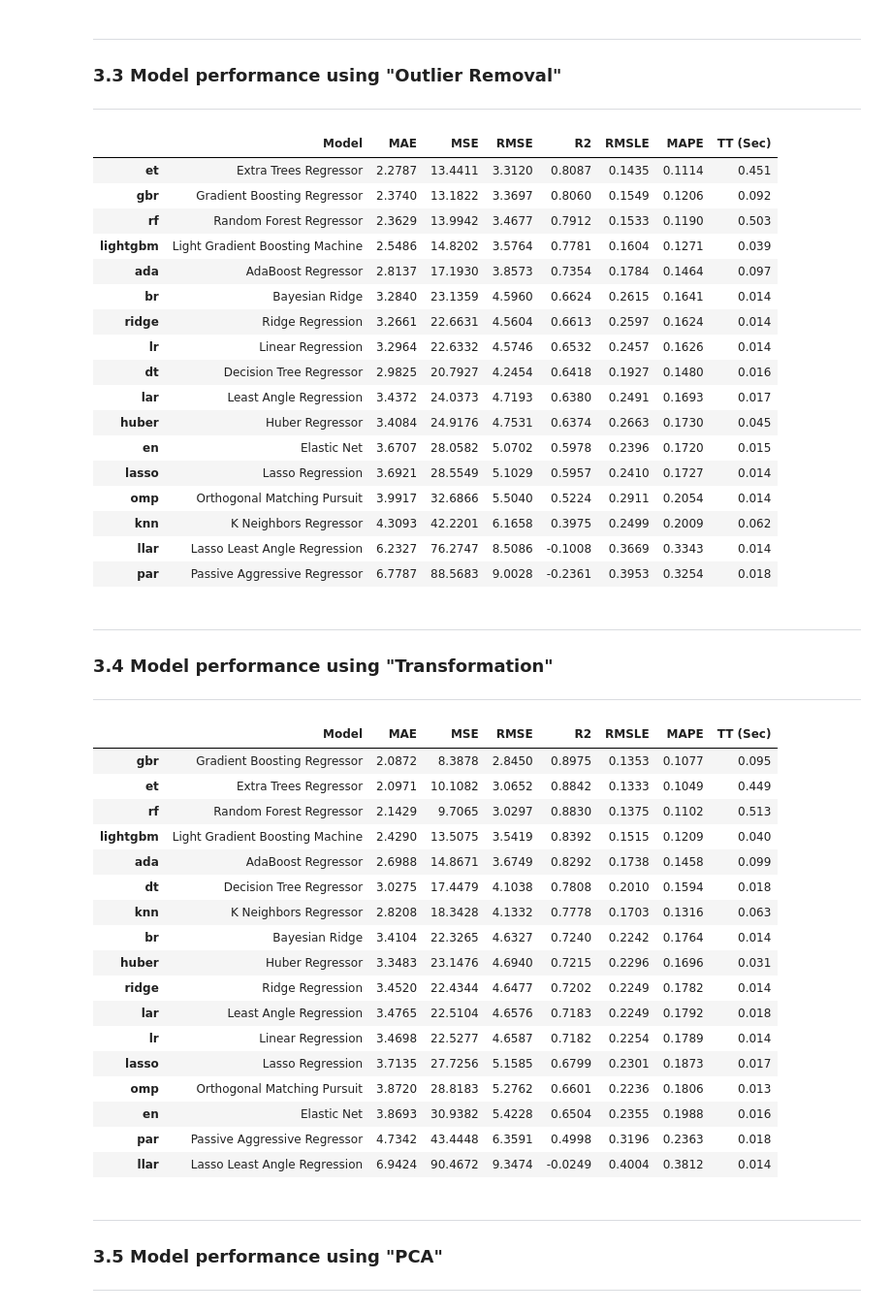
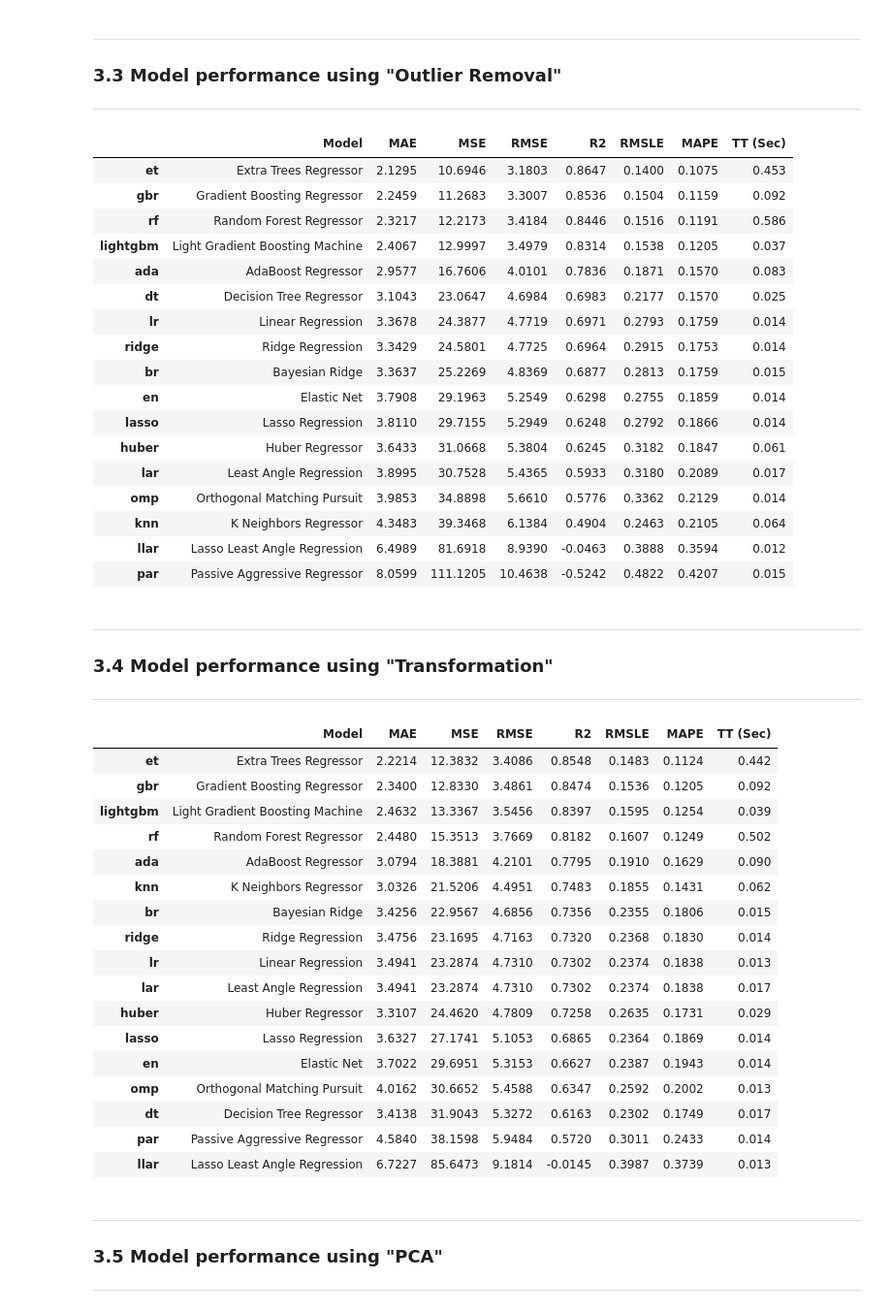
Before and after one commit to psrana/Machine-Learning-using-PyCaret, a Jupyter notebook: 01_PyCaret_for_Regression_with_Results.ipynb, the cells around one changed output. Shown at 97% size. Cells and saved outputs as stored; diff of their text form; code cells hidden in the pictures.

```diff
--- a/01_PyCaret_for_Regression_with_Results.ipynb
+++ b/01_PyCaret_for_Regression_with_Results.ipynb
@@ -76,6 +76,7 @@ dataSets = get_data('index')
 ---
 # %%
 bostonDataSet = get_data("boston")    # SN is 46
+bostonDataSet = bostonDataSet.sample(frac=1)   # Shuffle the dataset
 
 # Boston is regression dataset.
 # The values in "medv" columns are continuous values
@@ -304,53 +305,53 @@ cm = compare_models()
 ### **3.3 Model performance using "Outlier Removal"**
 ---
 # %%
-s = setup(data = bostonDataSet, target = 'medv', remove_outliers = True, outliers_threshold = 0.05, silent=True)
+s = setup(data = bostonDataSet, target = 'medv', remove_outliers = True, outliers_threshold = 0.05, train_size = 0.7, data_split_shuffle = False, silent=True)
 cm = compare_models()
 # %% [output]
 |  | Model | MAE | MSE | RMSE | R2 | RMSLE | MAPE | TT (Sec) |
-| et | Extra Trees Regressor | 2.2787 | 13.4411 | 3.3120 | 0.8087 | 0.1435 | 0.1114 | 0.451 |
-| gbr | Gradient Boosting Regressor | 2.3740 | 13.1822 | 3.3697 | 0.8060 | 0.1549 | 0.1206 | 0.092 |
-| rf | Random Forest Regressor | 2.3629 | 13.9942 | 3.4677 | 0.7912 | 0.1533 | 0.1190 | 0.503 |
-| lightgbm | Light Gradient Boosting Machine | 2.5486 | 14.8202 | 3.5764 | 0.7781 | 0.1604 | 0.1271 | 0.039 |
-| ada | AdaBoost Regressor | 2.8137 | 17.1930 | 3.8573 | 0.7354 | 0.1784 | 0.1464 | 0.097 |
-| br | Bayesian Ridge | 3.2840 | 23.1359 | 4.5960 | 0.6624 | 0.2615 | 0.1641 | 0.014 |
-| ridge | Ridge Regression | 3.2661 | 22.6631 | 4.5604 | 0.6613 | 0.2597 | 0.1624 | 0.014 |
-| lr | Linear Regression | 3.2964 | 22.6332 | 4.5746 | 0.6532 | 0.2457 | 0.1626 | 0.014 |
-| dt | Decision Tree Regressor | 2.9825 | 20.7927 | 4.2454 | 0.6418 | 0.1927 | 0.1480 | 0.016 |
-| lar | Least Angle Regression | 3.4372 | 24.0373 | 4.7193 | 0.6380 | 0.2491 | 0.1693 | 0.017 |
-| huber | Huber Regressor | 3.4084 | 24.9176 | 4.7531 | 0.6374 | 0.2663 | 0.1730 | 0.045 |
-| en | Elastic Net | 3.6707 | 28.0582 | 5.0702 | 0.5978 | 0.2396 | 0.1720 | 0.015 |
-| lasso | Lasso Regression | 3.6921 | 28.5549 | 5.1029 | 0.5957 | 0.2410 | 0.1727 | 0.014 |
-| omp | Orthogonal Matching Pursuit | 3.9917 | 32.6866 | 5.5040 | 0.5224 | 0.2911 | 0.2054 | 0.014 |
-| knn | K Neighbors Regressor | 4.3093 | 42.2201 | 6.1658 | 0.3975 | 0.2499 | 0.2009 | 0.062 |
-| llar | Lasso Least Angle Regression | 6.2327 | 76.2747 | 8.5086 | -0.1008 | 0.3669 | 0.3343 | 0.014 |
-| par | Passive Aggressive Regressor | 6.7787 | 88.5683 | 9.0028 | -0.2361 | 0.3953 | 0.3254 | 0.018 |
+| et | Extra Trees Regressor | 2.1295 | 10.6946 | 3.1803 | 0.8647 | 0.1400 | 0.1075 | 0.453 |
+| gbr | Gradient Boosting Regressor | 2.2459 | 11.2683 | 3.3007 | 0.8536 | 0.1504 | 0.1159 | 0.092 |
+| rf | Random Forest Regressor | 2.3217 | 12.2173 | 3.4184 | 0.8446 | 0.1516 | 0.1191 | 0.586 |
+| lightgbm | Light Gradient Boosting Machine | 2.4067 | 12.9997 | 3.4979 | 0.8314 | 0.1538 | 0.1205 | 0.037 |
+| ada | AdaBoost Regressor | 2.9577 | 16.7606 | 4.0101 | 0.7836 | 0.1871 | 0.1570 | 0.083 |
+| dt | Decision Tree Regressor | 3.1043 | 23.0647 | 4.6984 | 0.6983 | 0.2177 | 0.1570 | 0.025 |
+| lr | Linear Regression | 3.3678 | 24.3877 | 4.7719 | 0.6971 | 0.2793 | 0.1759 | 0.014 |
+| ridge | Ridge Regression | 3.3429 | 24.5801 | 4.7725 | 0.6964 | 0.2915 | 0.1753 | 0.014 |
+| br | Bayesian Ridge | 3.3637 | 25.2269 | 4.8369 | 0.6877 | 0.2813 | 0.1759 | 0.015 |
+| en | Elastic Net | 3.7908 | 29.1963 | 5.2549 | 0.6298 | 0.2755 | 0.1859 | 0.014 |
+| lasso | Lasso Regression | 3.8110 | 29.7155 | 5.2949 | 0.6248 | 0.2792 | 0.1866 | 0.014 |
+| huber | Huber Regressor | 3.6433 | 31.0668 | 5.3804 | 0.6245 | 0.3182 | 0.1847 | 0.061 |
+| lar | Least Angle Regression | 3.8995 | 30.7528 | 5.4365 | 0.5933 | 0.3180 | 0.2089 | 0.017 |
+| omp | Orthogonal Matching Pursuit | 3.9853 | 34.8898 | 5.6610 | 0.5776 | 0.3362 | 0.2129 | 0.014 |
+| knn | K Neighbors Regressor | 4.3483 | 39.3468 | 6.1384 | 0.4904 | 0.2463 | 0.2105 | 0.064 |
+| llar | Lasso Least Angle Regression | 6.4989 | 81.6918 | 8.9390 | -0.0463 | 0.3888 | 0.3594 | 0.012 |
+| par | Passive Aggressive Regressor | 8.0599 | 111.1205 | 10.4638 | -0.5242 | 0.4822 | 0.4207 | 0.015 |
 # %% [markdown]
 ---
 ### **3.4 Model performance using "Transformation"**
 ---
 # %%
-s = setup(data = bostonDataSet, target = 'medv', transformation = True, transformation_method = 'yeo-johnson', silent=True)
+s = setup(data = bostonDataSet, target = 'medv', transformation = True, transformation_method = 'yeo-johnson', train_size = 0.7, data_split_shuffle = False, silent=True)
 cm = compare_models()
 # %% [output]
 |  | Model | MAE | MSE | RMSE | R2 | RMSLE | MAPE | TT (Sec) |
-| gbr | Gradient Boosting Regressor | 2.0872 | 8.3878 | 2.8450 | 0.8975 | 0.1353 | 0.1077 | 0.095 |
-| et | Extra Trees Regressor | 2.0971 | 10.1082 | 3.0652 | 0.8842 | 0.1333 | 0.1049 | 0.449 |
-| rf | Random Forest Regressor | 2.1429 | 9.7065 | 3.0297 | 0.8830 | 0.1375 | 0.1102 | 0.513 |
-| lightgbm | Light Gradient Boosting Machine | 2.4290 | 13.5075 | 3.5419 | 0.8392 | 0.1515 | 0.1209 | 0.040 |
-| ada | AdaBoost Regressor | 2.6988 | 14.8671 | 3.6749 | 0.8292 | 0.1738 | 0.1458 | 0.099 |
-| dt | Decision Tree Regressor | 3.0275 | 17.4479 | 4.1038 | 0.7808 | 0.2010 | 0.1594 | 0.018 |
-| knn | K Neighbors Regressor | 2.8208 | 18.3428 | 4.1332 | 0.7778 | 0.1703 | 0.1316 | 0.063 |
-| br | Bayesian Ridge | 3.4104 | 22.3265 | 4.6327 | 0.7240 | 0.2242 | 0.1764 | 0.014 |
-| huber | Huber Regressor | 3.3483 | 23.1476 | 4.6940 | 0.7215 | 0.2296 | 0.1696 | 0.031 |
-| ridge | Ridge Regression | 3.4520 | 22.4344 | 4.6477 | 0.7202 | 0.2249 | 0.1782 | 0.014 |
-| lar | Least Angle Regression | 3.4765 | 22.5104 | 4.6576 | 0.7183 | 0.2249 | 0.1792 | 0.018 |
-| lr | Linear Regression | 3.4698 | 22.5277 | 4.6587 | 0.7182 | 0.2254 | 0.1789 | 0.014 |
-| lasso | Lasso Regression | 3.7135 | 27.7256 | 5.1585 | 0.6799 | 0.2301 | 0.1873 | 0.017 |
-| omp | Orthogonal Matching Pursuit | 3.8720 | 28.8183 | 5.2762 | 0.6601 | 0.2236 | 0.1806 | 0.013 |
-| en | Elastic Net | 3.8693 | 30.9382 | 5.4228 | 0.6504 | 0.2355 | 0.1988 | 0.016 |
-| par | Passive Aggressive Regressor | 4.7342 | 43.4448 | 6.3591 | 0.4998 | 0.3196 | 0.2363 | 0.018 |
-| llar | Lasso Least Angle Regression | 6.9424 | 90.4672 | 9.3474 | -0.0249 | 0.4004 | 0.3812 | 0.014 |
+| et | Extra Trees Regressor | 2.2214 | 12.3832 | 3.4086 | 0.8548 | 0.1483 | 0.1124 | 0.442 |
+| gbr | Gradient Boosting Regressor | 2.3400 | 12.8330 | 3.4861 | 0.8474 | 0.1536 | 0.1205 | 0.092 |
+| lightgbm | Light Gradient Boosting Machine | 2.4632 | 13.3367 | 3.5456 | 0.8397 | 0.1595 | 0.1254 | 0.039 |
+| rf | Random Forest Regressor | 2.4480 | 15.3513 | 3.7669 | 0.8182 | 0.1607 | 0.1249 | 0.502 |
+| ada | AdaBoost Regressor | 3.0794 | 18.3881 | 4.2101 | 0.7795 | 0.1910 | 0.1629 | 0.090 |
+| knn | K Neighbors Regressor | 3.0326 | 21.5206 | 4.4951 | 0.7483 | 0.1855 | 0.1431 | 0.062 |
+| br | Bayesian Ridge | 3.4256 | 22.9567 | 4.6856 | 0.7356 | 0.2355 | 0.1806 | 0.015 |
+| ridge | Ridge Regression | 3.4756 | 23.1695 | 4.7163 | 0.7320 | 0.2368 | 0.1830 | 0.014 |
+| lr | Linear Regression | 3.4941 | 23.2874 | 4.7310 | 0.7302 | 0.2374 | 0.1838 | 0.013 |
+| lar | Least Angle Regression | 3.4941 | 23.2874 | 4.7310 | 0.7302 | 0.2374 | 0.1838 | 0.017 |
+| huber | Huber Regressor | 3.3107 | 24.4620 | 4.7809 | 0.7258 | 0.2635 | 0.1731 | 0.029 |
+| lasso | Lasso Regression | 3.6327 | 27.1741 | 5.1053 | 0.6865 | 0.2364 | 0.1869 | 0.014 |
+| en | Elastic Net | 3.7022 | 29.6951 | 5.3153 | 0.6627 | 0.2387 | 0.1943 | 0.014 |
+| omp | Orthogonal Matching Pursuit | 4.0162 | 30.6652 | 5.4588 | 0.6347 | 0.2592 | 0.2002 | 0.013 |
+| dt | Decision Tree Regressor | 3.4138 | 31.9043 | 5.3272 | 0.6163 | 0.2302 | 0.1749 | 0.017 |
+| par | Passive Aggressive Regressor | 4.5840 | 38.1598 | 5.9484 | 0.5720 | 0.3011 | 0.2433 | 0.014 |
+| llar | Lasso Least Angle Regression | 6.7227 | 85.6473 | 9.1814 | -0.0145 | 0.3987 | 0.3739 | 0.013 |
 # %% [markdown]
 ---
 ### **3.5 Model performance using "PCA"**
```
Also changed, not shown: parts of 25 cells of this notebook.
